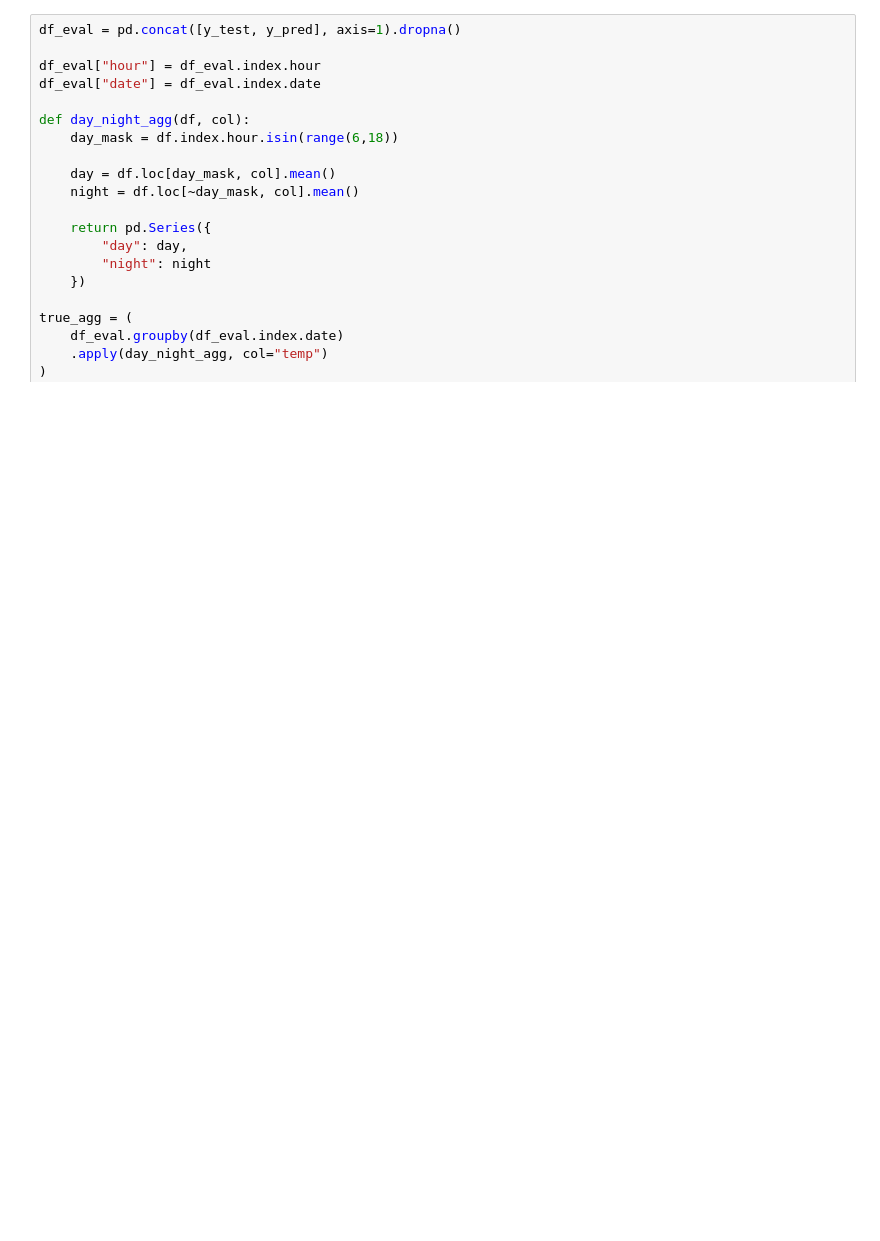
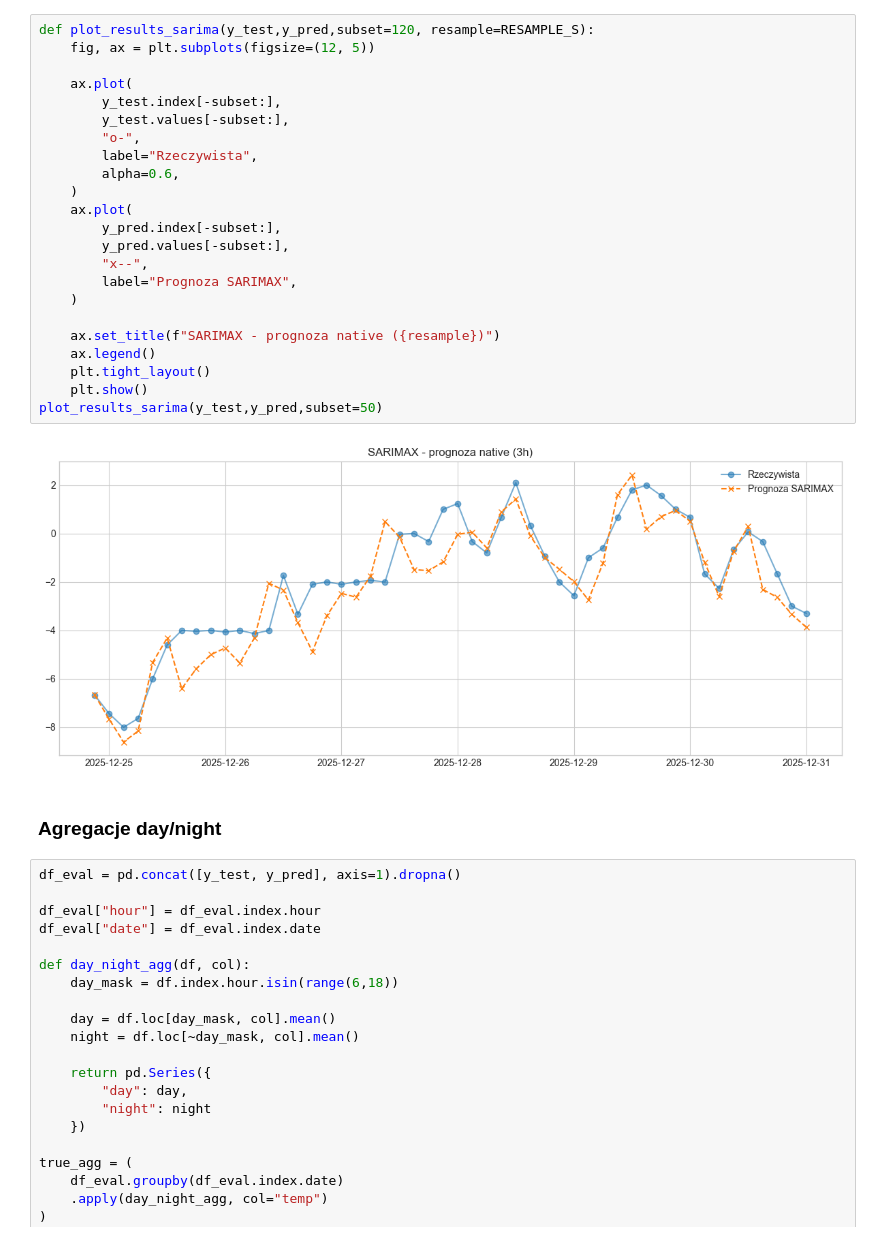
Before and after one commit to WeronikaTarnawska/projekt_pogoda_ml, a Jupyter notebook: temperature_sarima.ipynb, the cells around one changed output. Cells and saved outputs as stored; diff of their text form; blank space fills up the shorter version.

Commit message:
sarima done

```diff
--- a/temperature_sarima.ipynb
+++ b/temperature_sarima.ipynb
@@ -168,3 +223,30 @@ result.plot_diagnostics(figsize=(12, 8))
+# %%
+def plot_results_sarima(y_test,y_pred,subset=120, resample=RESAMPLE_S):
+    fig, ax = plt.subplots(figsize=(12, 5))
+
+    ax.plot(
+        y_test.index[-subset:],
+        y_test.values[-subset:],
+        "o-",
+        label="Rzeczywista",
+        alpha=0.6,
+    )
+    ax.plot(
+        y_pred.index[-subset:],
+        y_pred.values[-subset:],
+        "x--",
+        label="Prognoza SARIMAX",
+    )
+
+    ax.set_title(f"SARIMAX - prognoza native ({resample})")
+    ax.legend()
+    plt.tight_layout()
+    plt.show()
+plot_results_sarima(y_test,y_pred,subset=50)
+# %% [output]
+[figure, added]
+# %% [markdown]
+### Agregacje day/night
 # %%
 df_eval = pd.concat([y_test, y_pred], axis=1).dropna()
 
```
Also changed, not shown: parts of 19 cells of this notebook.
